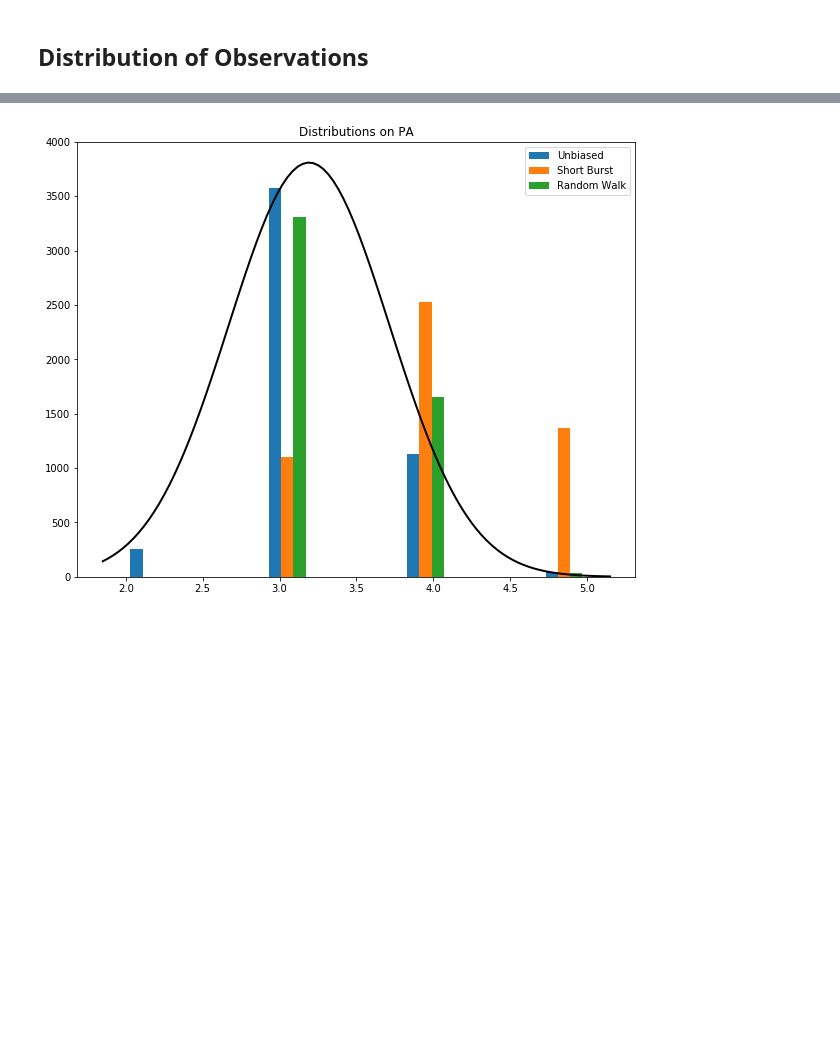
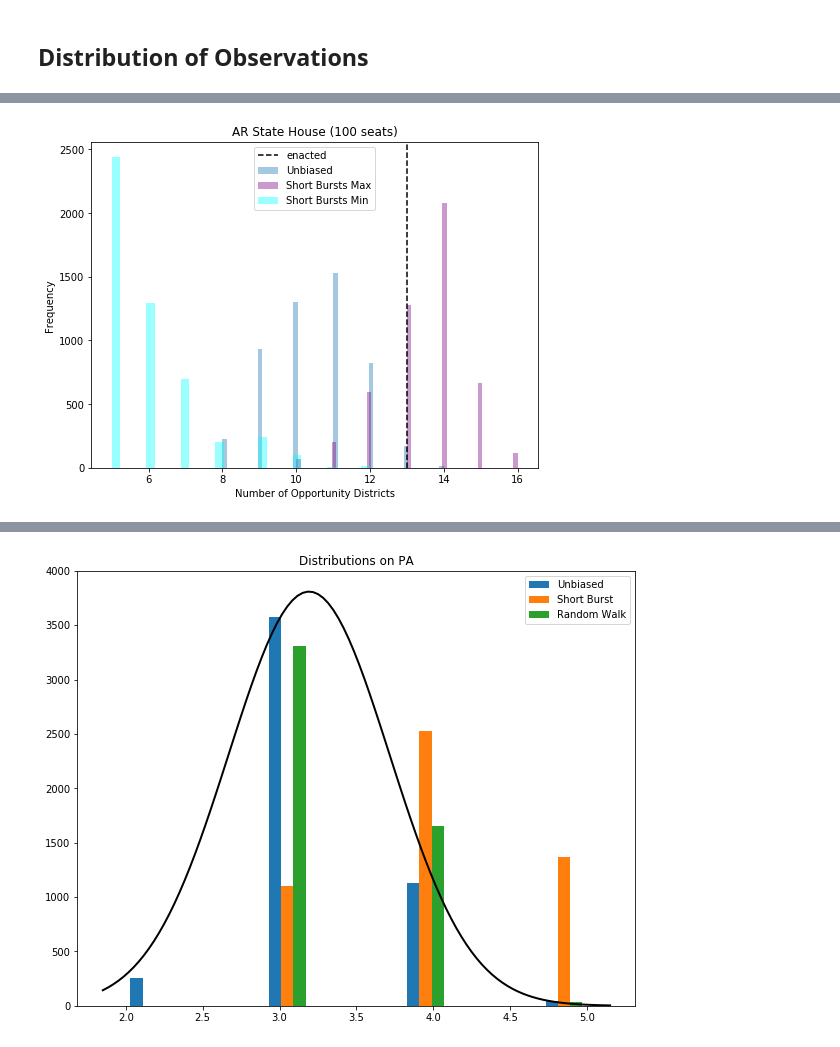
Before and after one commit to vrdi/shortbursts-gingles, a Jupyter notebook: projections_to_the _line_and_observed_distributions.ipynb, the cells around one changed output, grey strips where cells are left out. Saved outputs shown, nothing was run; the diff lists cells and outputs as text; code cells hidden in the pictures; blank space fills up the shorter version.

```diff
--- a/projections_to_the _line_and_observed_distributions.ipynb
+++ b/projections_to_the _line_and_observed_distributions.ipynb
@@ -187,0 +202,11 @@ def stationary_distribution(graph):
+# %%
+AR_house_gingles = Gingleator(AR_seed_house, pop_col="TOTPOP", minority_prec_col="bvap_prec",
+                              epsilon=0.1)
+# %%
+_, AR_observations_hub = AR_house_gingles.short_burst_run(num_bursts=1,
+                                                          num_steps=5000)
+# %%
+_, AR_observations_hsb_max = AR_house_gingles.short_burst_run(num_bursts=200, num_steps=25)
+# %%
+_, AR_observations_hsb_min = AR_house_gingles.short_burst_run(num_bursts=200, num_steps=25,
+                                                              maximize=False)
@@ -187,0 +271,15 @@ def stationary_distribution(graph):
+# %%
+plt.figure(figsize=(8,6))
+plt.title("AR State House (100 seats)")
+plt.xlabel("Number of Opportunity Districts")
+plt.ylabel("Frequency")
+sns.distplot(AR_observations_hub.flatten(), kde=False, label="Unbiased")
+# sns.distplot(AR_observations_htilt, kde=False, label="Tilted Run (p=0.25)", color="g")
+sns.distplot(AR_observations_hsb_max.flatten(), kde=False, label="Short Bursts Max", color="purple")
+sns.distplot(AR_observations_hsb_min.flatten(), kde=False, label="Short Bursts Min", color="cyan")
+plt.axvline(x=H_enact, color="k", linestyle="--", label="enacted")
+plt.legend()
+plt.show()
+# plt.savefig("plots/AR_state_house_distribution_of_short_bursts.png")
+# %% [output]
+[figure, added]
```
Also changed, not shown: parts of 30 cells of this notebook, 2 other files.
